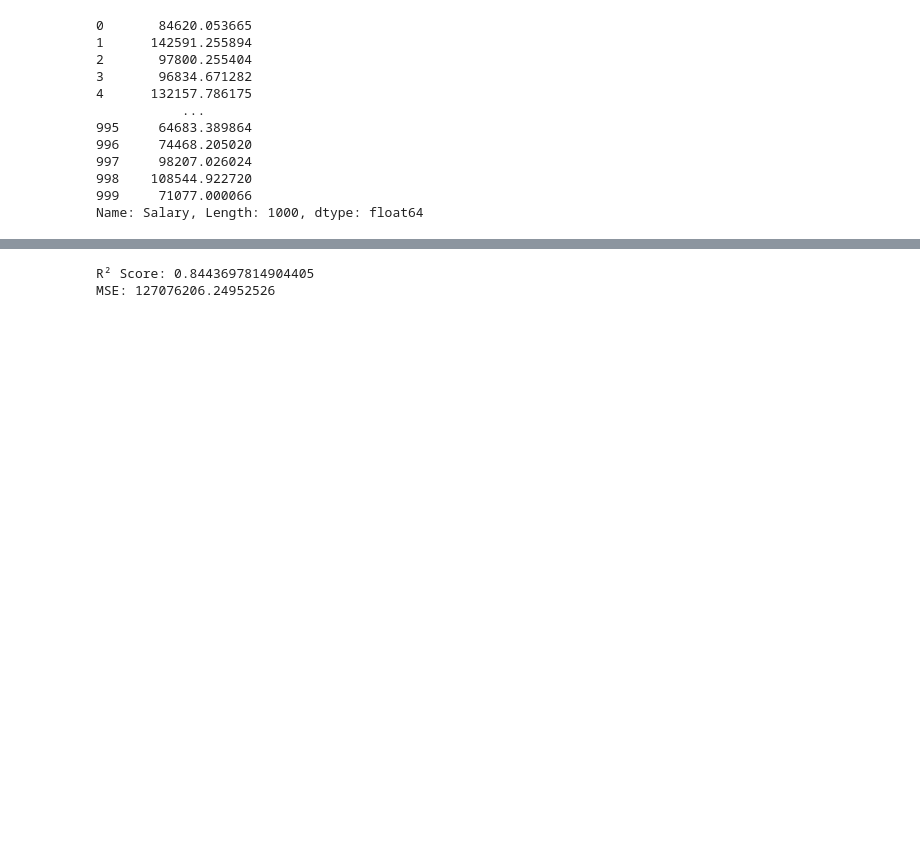
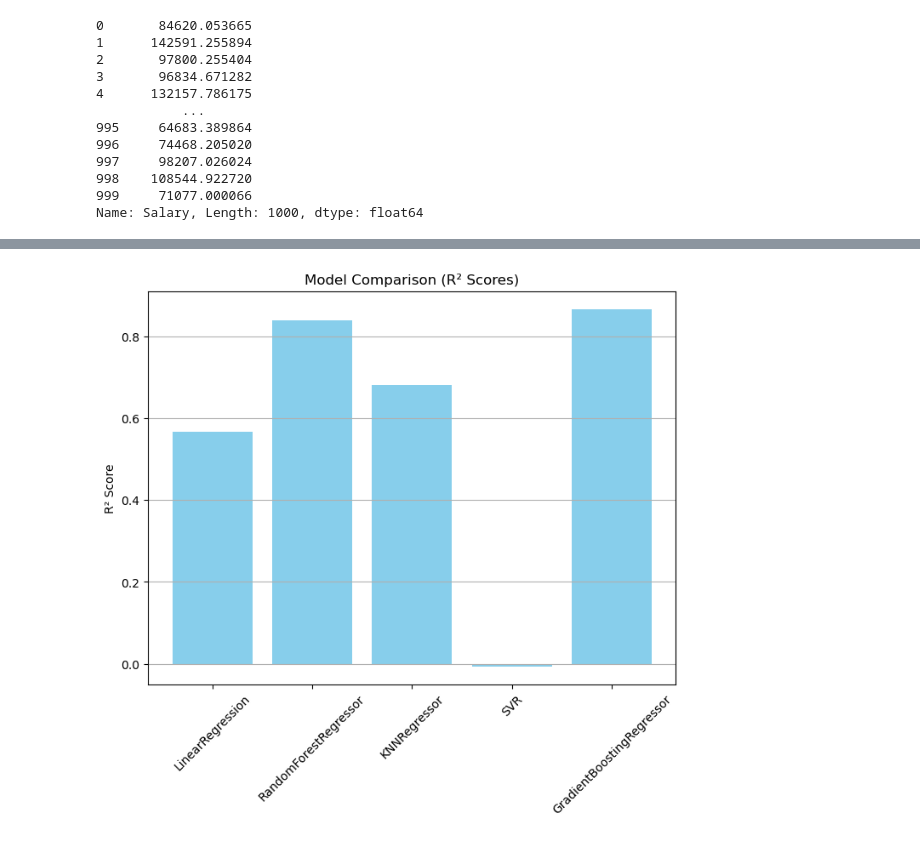
Before and after one commit to kaif0008/Employee-Salary-Prediction, a Jupyter notebook: EmployeeSalaryPredictionNotebook.ipynb, the cells around one changed output, grey strips where cells are left out. Cells and saved outputs as stored; diff of their text form; code cells hidden in the pictures; blank space fills up the shorter version.

```diff
--- a/EmployeeSalaryPredictionNotebook.ipynb
+++ b/EmployeeSalaryPredictionNotebook.ipynb
@@ -215,6 +215,5 @@ data
 1000 rows × 7 columns
 # %%
 # Split features and target
-X=data.drop(columns=['Salary']) #input
-Y=data['Salary'] #output
-X
+x=data.drop(columns=['Salary']) #input
+y=data['Salary'] #output
@@ -258,16 +309,13 @@ xtrain, xtest, ytrain, ytest = train_test_split(
-# %%
-#RandomForestRegressor algo
-from sklearn.ensemble import RandomForestRegressor
-
-model = RandomForestRegressor(n_estimators=100, random_state=42)
-model.fit(xtrain, ytrain)
-y_pred = model.predict(xtest)
-# %%
-#Evaluate Models
-from sklearn.metrics import r2_score, mean_squared_error
-
-print("R² Score:", r2_score(ytest, y_pred))
-print("MSE:", mean_squared_error(ytest, y_pred))
-# %% [output]
-R² Score: 0.8443697814904405
-MSE: 127076206.24952526
+# %%
+# Extract R² scores from results
+r2_scores = {model: metrics["R2"] for model, metrics in results.items()}
+
+plt.figure(figsize=(8, 6))
+plt.bar(r2_scores.keys(), r2_scores.values(), color='skyblue')
+plt.ylabel('R² Score')
+plt.title('Model Comparison (R² Scores)')
+plt.xticks(rotation=45)
+plt.grid(True, axis='y')
+plt.show()
+# %% [output]
+[figure, added]
```
Also changed, not shown: parts of 8 cells of this notebook, 2 other files.
